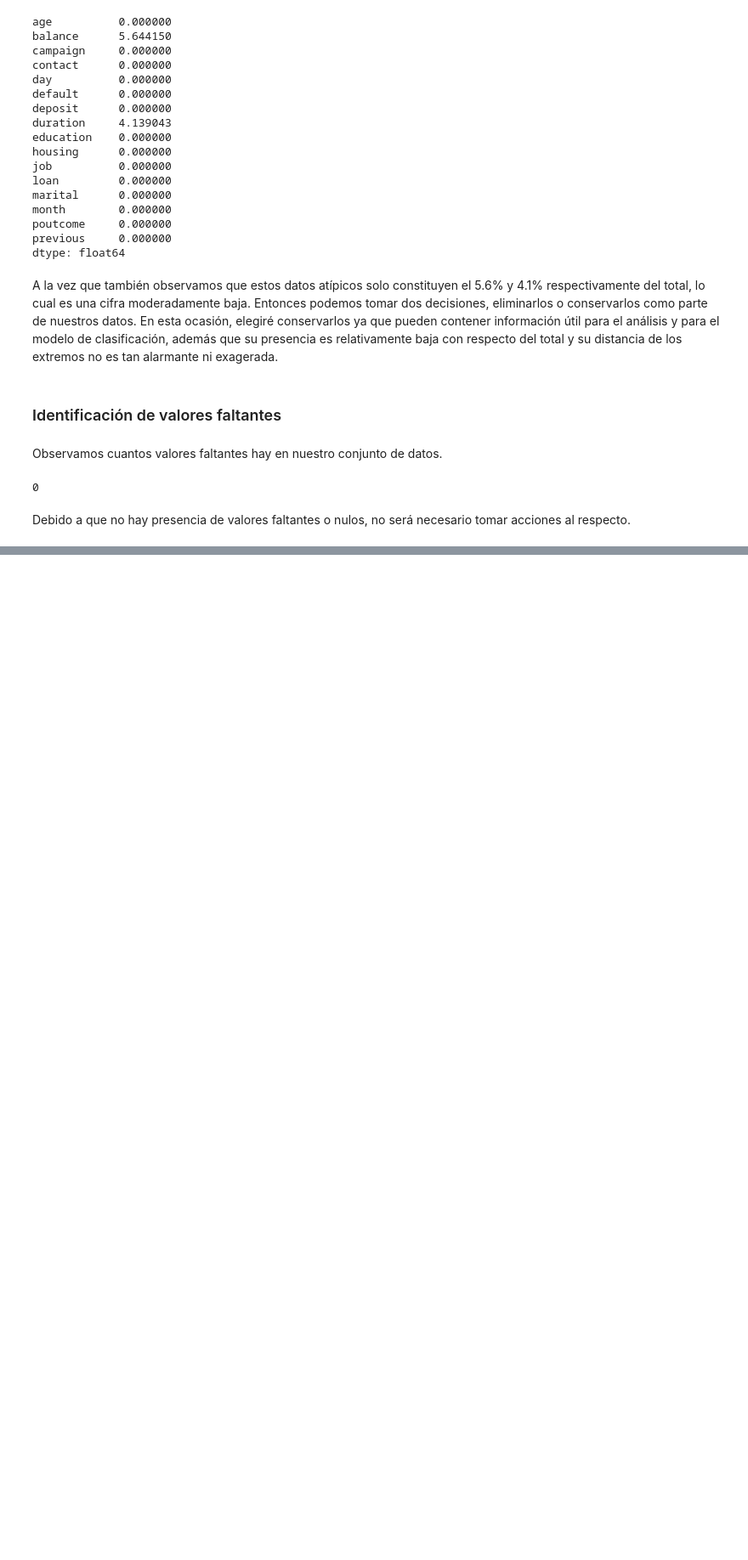
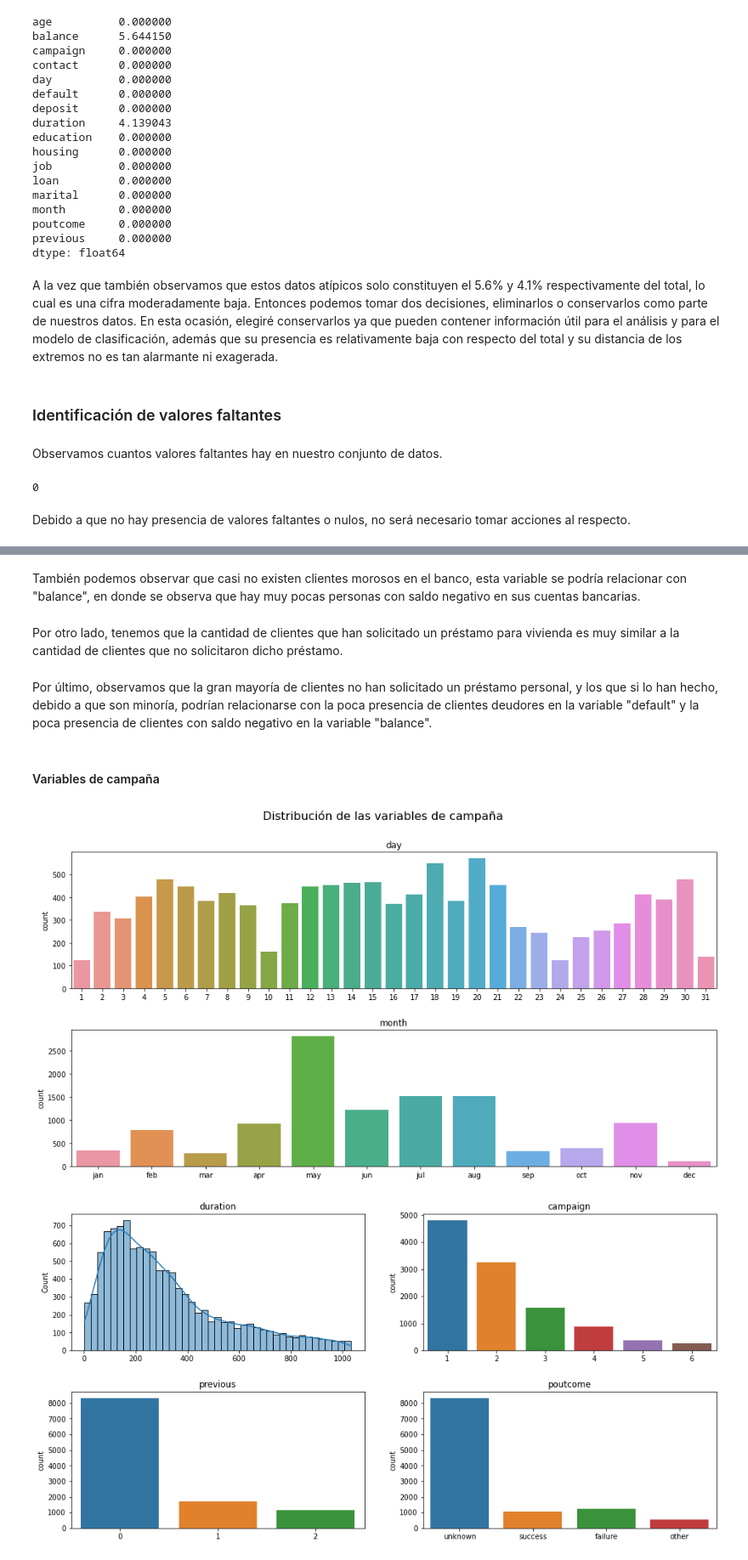
Before and after one commit to silvestref/Bank_Marketing, a Jupyter notebook: Jupyter_Bank_Marketing.ipynb, the cells around one changed output, grey strips where cells are left out. Shown: that part at 85% size. Saved outputs shown, nothing was run; the diff lists cells and outputs as text; code cells hidden in the pictures; blank space fills up the shorter version.

```diff
--- a/Jupyter_Bank_Marketing.ipynb
+++ b/Jupyter_Bank_Marketing.ipynb
@@ -409,0 +491,42 @@ Debido a que no hay presencia de valores faltantes o nulos, no será necesario t
+# %% [markdown]
+También podemos observar que casi no existen clientes morosos en el banco, esta variable se podría relacionar con "balance", en donde se observa que hay muy pocas personas con saldo negativo en sus cuentas bancarias.
+# %% [markdown]
+Por otro lado, tenemos que la cantidad de clientes que han solicitado un préstamo para vivienda es muy similar a la cantidad de clientes que no solicitaron dicho préstamo.
+# %% [markdown]
+Por último, observamos que la gran mayoría de clientes no han solicitado un préstamo personal, y los que si lo han hecho, debido a que son minoría, podrían relacionarse con la poca presencia de clientes deudores en la variable "default" y la poca presencia de clientes con saldo negativo en la variable "balance".
+# %% [markdown]
+#### Variables de campaña
+# %%
+fig, ax = plt.subplots(2, 1, figsize=(16, 8))
+plt.subplots_adjust(wspace=0.2, hspace=0.3)
+sns.countplot(data=data2, x="day", ax=ax[0])
+ax[0].set_title("day")
+ax[0].set_xlabel("")
+ax[0].set_xticklabels(range(1,32))
+sns.countplot(data=data2, x="month", ax=ax[1], order=["jan", "feb", "mar", "apr", "may", "jun", "jul", "aug", "sep", "oct",
+                                                      "nov", "dec"])
+ax[1].set_title("month")
+ax[1].set_xlabel("")
+fig.suptitle('Distribución de las variables de campaña', fontsize=16)
+plt.show()
+
+fig, ax = plt.subplots(2, 2, figsize=(16, 8))
+plt.subplots_adjust(wspace=0.2, hspace=0.3)
+sns.histplot(data=data2, x="duration", kde=True, ax=ax[0,0])
+ax[0,0].set_title("duration")
+ax[0,0].set_xlabel("")
+sns.countplot(data=data2, x="campaign", ax=ax[0,1])
+ax[0,1].set_title("campaign")
+ax[0,1].set_xlabel("")
+ax[0,1].set_xticklabels(range(1,7))
+sns.countplot(data=data2, x="previous", ax=ax[1,0])
+ax[1,0].set_title("previous")
+ax[1,0].set_xlabel("")
+ax[1,0].set_xticklabels(range(0,3))
+sns.countplot(data=data2, x="poutcome", ax=ax[1,1])
+ax[1,1].set_title("poutcome")
+ax[1,1].set_xlabel("")
+plt.show()
+# %% [output]
+[figure, added]
+[figure, added]
```
Also changed, not shown: parts of 109 cells of this notebook.
